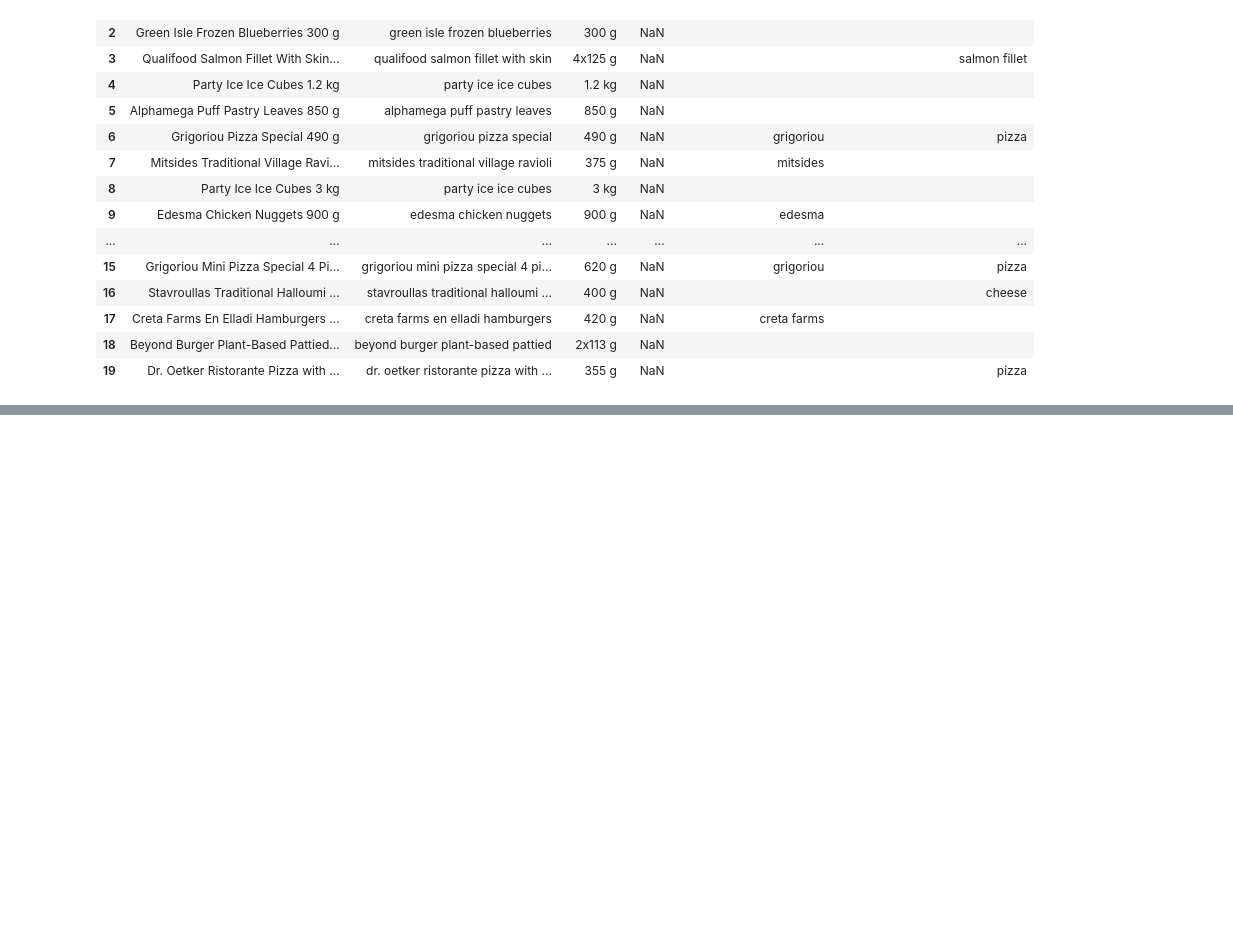
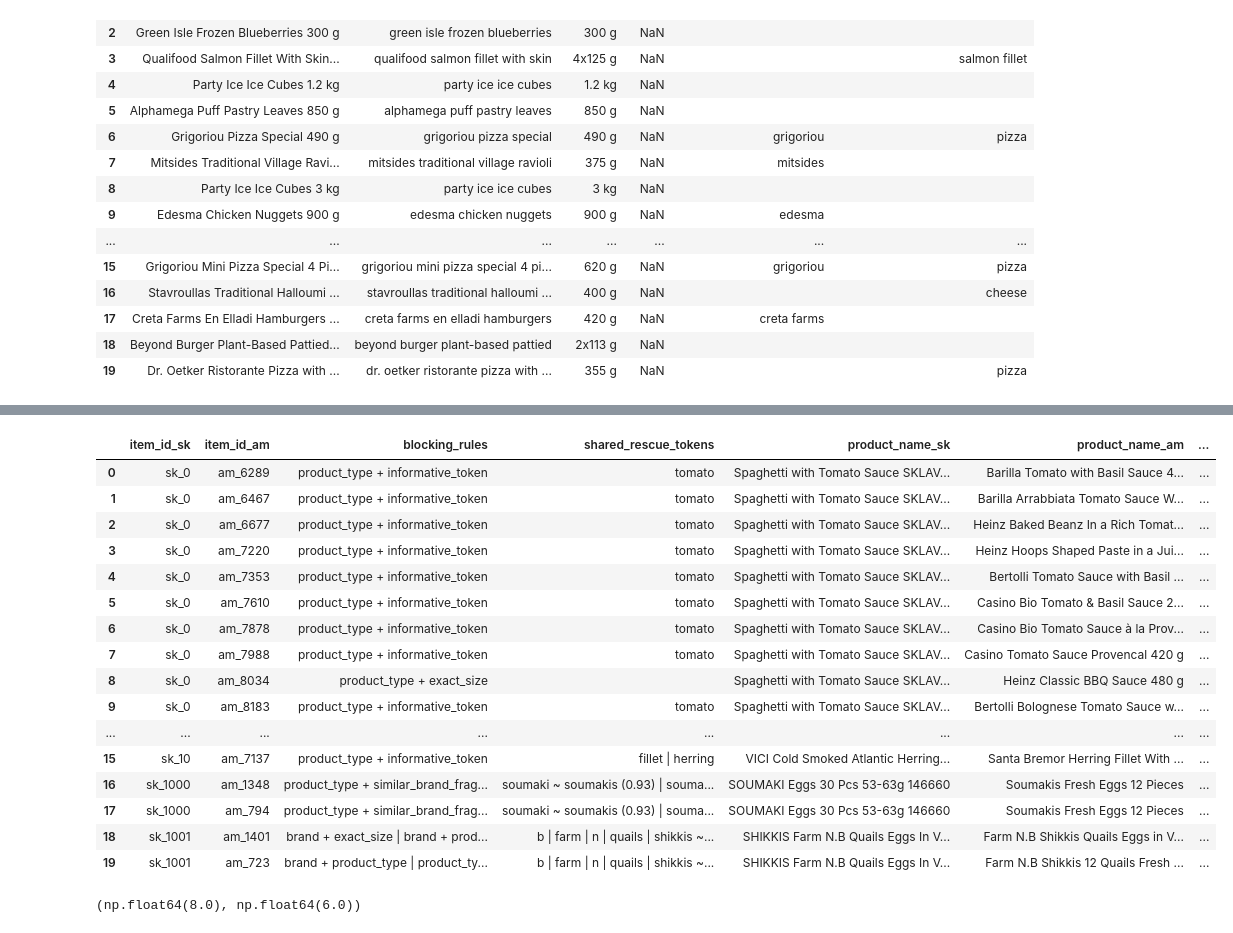
Before and after one commit to valeriyabrovchuk/grocery_price_analysis, a Jupyter notebook: groceries_comparison_limassol.ipynb, the cells around one changed output, grey strips where cells are left out. Saved outputs shown, nothing was run; the diff lists cells and outputs as text; code cells hidden in the pictures; blank space fills up the shorter version.

```diff
--- a/groceries_comparison_limassol.ipynb
+++ b/groceries_comparison_limassol.ipynb
@@ -2205,10 +2221,12 @@ def remove_phrase_once_by_tokens(text, phrase):
     return result
 
 
-def subtract_labeled_parts(row):
+def subtract_labeled_parts(row, product_core_for_trigger):
     # Для non-literal кейсов вычитаем из product_core уже размеченные части:
     # brand, variant и attributes.
-    remaining_text = row.product_core_for_trigger
+    # Важно: сюда передаём уже локально очищенный product_core,
+    # а не пытаемся читать несуществующее поле из row.
+    remaining_text = product_core_for_trigger
     removed_parts = []
 
     for column in ['brand', 'variant', 'attributes']:
@@ -2243,7 +2261,7 @@ for row in reviewed.itertuples(index=False):
         residual_after_subtraction = ''
         removed_parts = ''
     else:
-        residual_after_subtraction, removed_parts = subtract_labeled_parts(row)
+        residual_after_subtraction, removed_parts = subtract_labeled_parts(row, product_core_for_trigger)
 
     reviewed_product_type_check_rows.append({
         'product_core_original': row.product_core,
@@ -2769,0 +2876,25 @@ alphaomega_results['final'][[
+# %%
+from pathlib import Path
+from difflib import SequenceMatcher
+import re
+
+import numpy as np
+import pandas as pd
+
+# Здесь задаём пути к уже готовым финальным таблицам двух магазинов.
+# Берём именно финальные файлы после ручных brand/product_type правил,
+# потому что хотим строить blocking уже на максимально сильных полях.
+ROOT = Path.cwd()
+OUTPUT_DIR = ROOT / 'output'
+
+SKL_PATH = OUTPUT_DIR / 'sklavenitis_brand_product_type_with_manual_triggers.csv'
+ALPHA_PATH = OUTPUT_DIR / 'alphamega_brand_product_type_with_manual_triggers.csv'
+
+CANDIDATE_PAIRS_PATH = OUTPUT_DIR / 'sklavenitis_alphamega_candidate_pairs_v1.csv'
+CANDIDATE_SUMMARY_PATH = OUTPUT_DIR / 'sklavenitis_alphamega_candidate_blocking_summary_v1.csv'
+
+sk_raw = pd.read_csv(SKL_PATH, encoding='utf-8-sig').fillna('')
+alpha_raw = pd.read_csv(ALPHA_PATH, encoding='utf-8-sig').fillna('')
+
+print('Sklavenitis rows:', len(sk_raw))
+print('Alpha Omega rows:', len(alpha_raw))
@@ -2769,0 +3761,30 @@ alphaomega_results['final'][[
+# %%
+candidate_pairs.head(20)
+# %% [output]
+|  | item_id_sk | item_id_am | blocking_rules | shared_rescue_tokens | product_name_sk | product_name_am | ... |
+| 0 | sk_0 | am_6289 | product_type + informative_token | tomato | Spaghetti with Tomato Sauce SKLAV... | Barilla Tomato with Basil Sauce 4... | ... |
+| 1 | sk_0 | am_6467 | product_type + informative_token | tomato | Spaghetti with Tomato Sauce SKLAV... | Barilla Arrabbiata Tomato Sauce W... | ... |
+| 2 | sk_0 | am_6677 | product_type + informative_token | tomato | Spaghetti with Tomato Sauce SKLAV... | Heinz Baked Beanz In a Rich Tomat... | ... |
+| 3 | sk_0 | am_7220 | product_type + informative_token | tomato | Spaghetti with Tomato Sauce SKLAV... | Heinz Hoops Shaped Paste in a Jui... | ... |
+| 4 | sk_0 | am_7353 | product_type + informative_token | tomato | Spaghetti with Tomato Sauce SKLAV... | Bertolli Tomato Sauce with Basil ... | ... |
+| 5 | sk_0 | am_7610 | product_type + informative_token | tomato | Spaghetti with Tomato Sauce SKLAV... | Casino Bio Tomato & Basil Sauce 2... | ... |
+| 6 | sk_0 | am_7878 | product_type + informative_token | tomato | Spaghetti with Tomato Sauce SKLAV... | Casino Bio Tomato Sauce à la Prov... | ... |
+| 7 | sk_0 | am_7988 | product_type + informative_token | tomato | Spaghetti with Tomato Sauce SKLAV... | Casino Tomato Sauce Provencal 420 g | ... |
+| 8 | sk_0 | am_8034 | product_type + exact_size |  | Spaghetti with Tomato Sauce SKLAV... | Heinz Classic BBQ Sauce 480 g | ... |
+| 9 | sk_0 | am_8183 | product_type + informative_token | tomato | Spaghetti with Tomato Sauce SKLAV... | Bertolli Bolognese Tomato Sauce w... | ... |
+| ... | ... | ... | ... | ... | ... | ... | ... |
+| 15 | sk_10 | am_7137 | product_type + informative_token | fillet | herring | VICI Cold Smoked Atlantic Herring... | Santa Bremor Herring Fillet With ... | ... |
+| 16 | sk_1000 | am_1348 | product_type + similar_brand_frag... | soumaki ~ soumakis (0.93) | souma... | SOUMAKI Eggs 30 Pcs 53-63g 146660 | Soumakis Fresh Eggs 12 Pieces | ... |
+| 17 | sk_1000 | am_794 | product_type + similar_brand_frag... | soumaki ~ soumakis (0.93) | souma... | SOUMAKI Eggs 30 Pcs 53-63g 146660 | Soumakis Fresh Eggs 12 Pieces | ... |
+| 18 | sk_1001 | am_1401 | brand + exact_size | brand + prod... | b | farm | n | quails | shikkis ~... | SHIKKIS Farm N.B Quails Eggs In V... | Farm N.B Shikkis Quails Eggs in V... | ... |
+| 19 | sk_1001 | am_723 | brand + product_type | product_ty... | b | farm | n | quails | shikkis ~... | SHIKKIS Farm N.B Quails Eggs In V... | Farm N.B Shikkis 12 Quails Fresh ... | ... |
+# %%
+# посчитала медианное количество кандидатов на один товар склавенитива и альфы-омеги, чтобы понимать, насколько он раздут и матчинг слабый или наоборот слишком строгий
+candidates_per_sk = candidate_pairs.groupby('item_id_sk')['item_id_am'].nunique()
+candidates_per_am = candidate_pairs.groupby('item_id_am')['item_id_sk'].nunique()
+
+median_sk = candidates_per_sk.median()
+median_am = candidates_per_am.median()
+median_sk, median_am
+# %% [output]
+(np.float64(8.0), np.float64(6.0))
```
Also changed, not shown: parts of 22 cells of this notebook, 19 other files.
